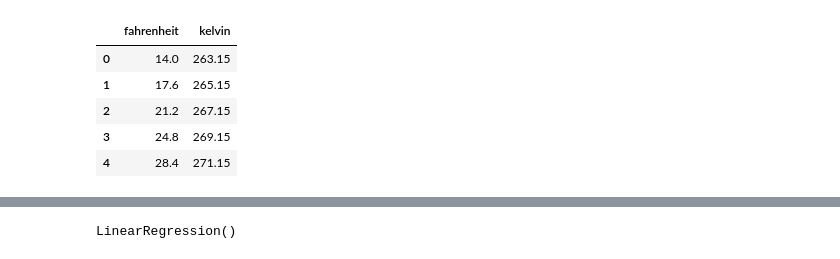
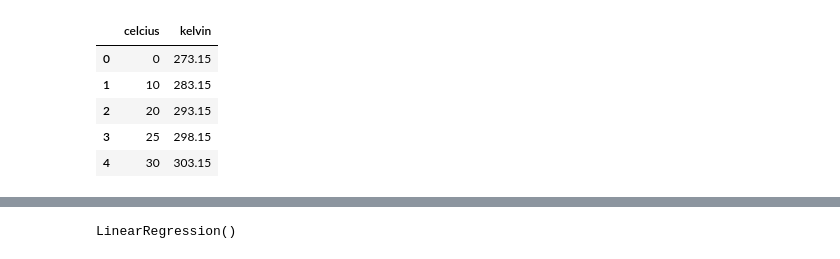
Before and after one commit to Mind0T/Entreno-code, a Jupyter notebook: python/inteligenciaArtificialDom/PrimerModelo/repaso.ipynb, the cells around one changed output, grey strips where cells are left out. Cells and saved outputs as stored; diff of their text form; code cells hidden in the pictures.

```diff
--- a/python/inteligenciaArtificialDom/PrimerModelo/repaso.ipynb
+++ b/python/inteligenciaArtificialDom/PrimerModelo/repaso.ipynb
@@ -1,4 +1,4 @@
 # %%
 import pandas as pd
 # %%
-base=pd.read_csv("fa_to_kel.csv")
+datos=pd.read_csv("cen.csv")
@@ -5,9 +17,9 @@ base=pd.read_csv("fa_to_kel.csv")
 # %%
-base.head()
+datos.head()
 # %% [output]
-|  | fahrenheit | kelvin |
-| 0 | 14.0 | 263.15 |
-| 1 | 17.6 | 265.15 |
-| 2 | 21.2 | 267.15 |
-| 3 | 24.8 | 269.15 |
-| 4 | 28.4 | 271.15 |
+|  | celcius | kelvin |
+| 0 | 0 | 273.15 |
+| 1 | 10 | 283.15 |
+| 2 | 20 | 293.15 |
+| 3 | 25 | 298.15 |
+| 4 | 30 | 303.15 |
```
Also changed, not shown: parts of 10 cells of this notebook, 3 other files.
